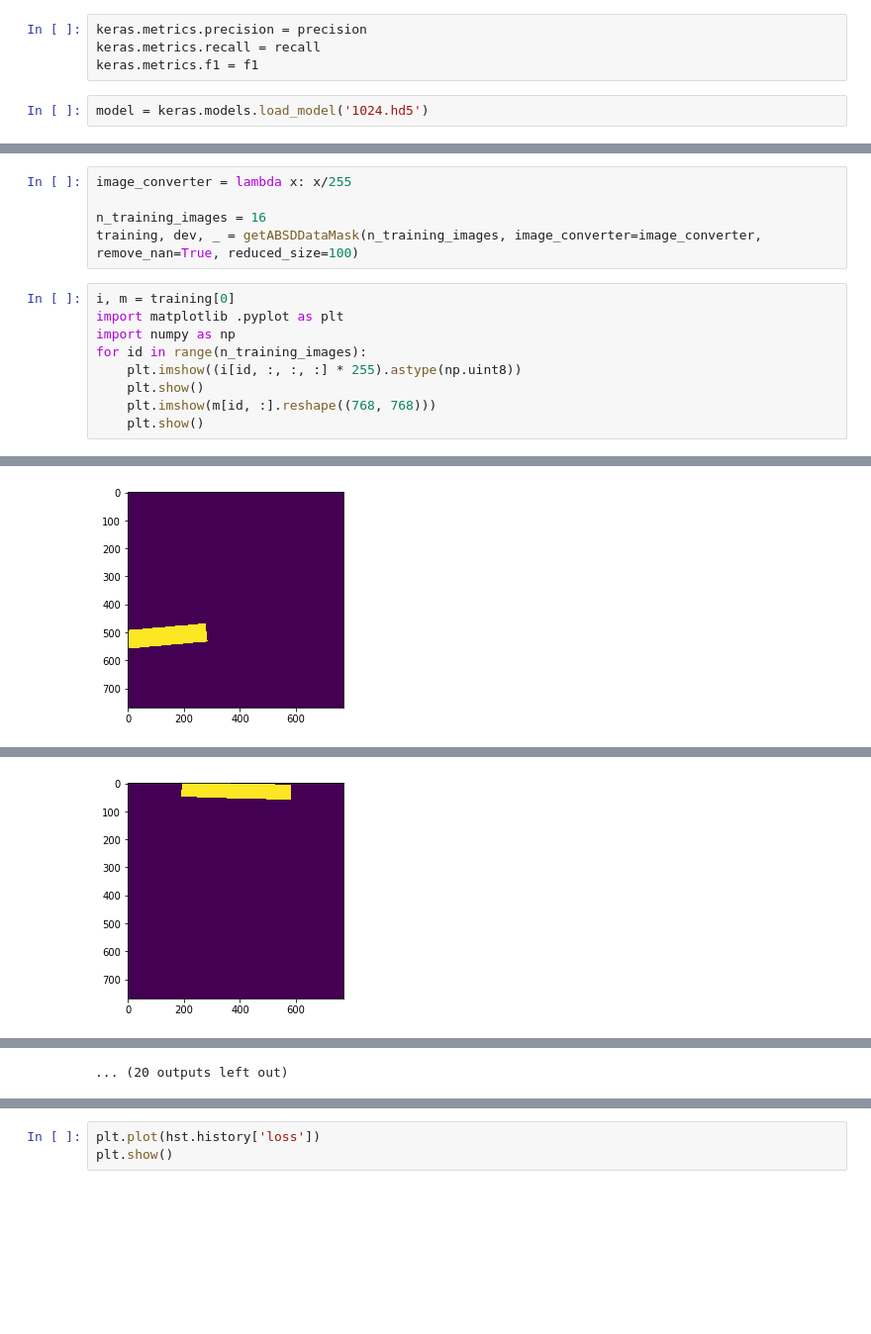
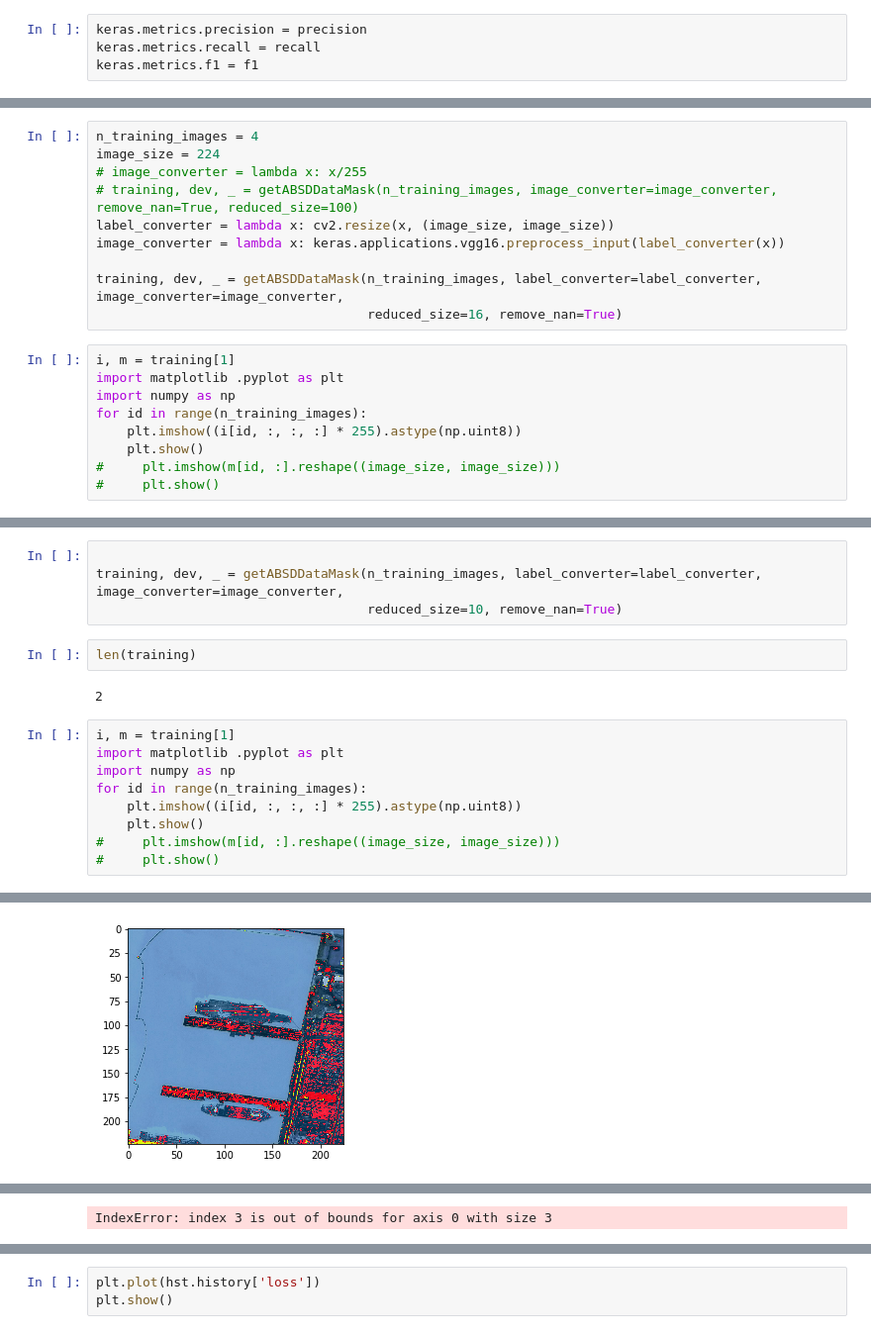
Before and after one commit to Deep-Learning-GAZ/Airbus-Ship-Detection-Challenge, a Jupyter notebook: single_image.ipynb, the cells around one changed output, grey strips where cells are left out. Shown at 99% size. Cells and saved outputs as stored; diff of their text form; blank space fills up the shorter version.

Commit message:
reduced size is consistent

```diff
--- a/single_image.ipynb
+++ b/single_image.ipynb
@@ -9,5 +12,3 @@ from Utilities.Metrics import precision, recall, f1
 keras.metrics.precision = precision
 keras.metrics.recall = recall
 keras.metrics.f1 = f1
-# %%
-model = keras.models.load_model('1024.hd5')
@@ -13,0 +19,19 @@ model = keras.models.load_model('1024.hd5')
+# %%
+n_training_images = 4
+image_size = 224
+# image_converter = lambda x: x/255
+# training, dev, _ = getABSDDataMask(n_training_images, image_converter=image_converter, remove_nan=True, reduced_size=100)
+label_converter = lambda x: cv2.resize(x, (image_size, image_size))
+image_converter = lambda x: keras.applications.vgg16.preprocess_input(label_converter(x))
+
+training, dev, _ = getABSDDataMask(n_training_images, label_converter=label_converter, image_converter=image_converter,
+                                   reduced_size=16, remove_nan=True)
+# %%
+i, m = training[1]
+import matplotlib .pyplot as plt
+import numpy as np
+for id in range(n_training_images):
+    plt.imshow((i[id, :, :, :] * 255).astype(np.uint8))
+    plt.show()
+#     plt.imshow(m[id, :].reshape((image_size, image_size)))
+#     plt.show()
@@ -14,15 +43,18 @@ model = keras.models.load_model('1024.hd5')
 # %%
-image_converter = lambda x: x/255
 
-n_training_images = 16
-training, dev, _ = getABSDDataMask(n_training_images, image_converter=image_converter, remove_nan=True, reduced_size=100)
+training, dev, _ = getABSDDataMask(n_training_images, label_converter=label_converter, image_converter=image_converter,
+                                   reduced_size=10, remove_nan=True)
+# %%
+len(training)
+# %% [output]
+2
 # %%
-i, m = training[0]
+i, m = training[1]
 import matplotlib .pyplot as plt
 import numpy as np
 for id in range(n_training_images):
     plt.imshow((i[id, :, :, :] * 255).astype(np.uint8))
     plt.show()
-    plt.imshow(m[id, :].reshape((768, 768)))
-    plt.show()
+#     plt.imshow(m[id, :].reshape((image_size, image_size)))
+#     plt.show()
 # %% [output]
@@ -30 +62 @@ for id in range(n_training_images):
-[figure, old version]
+[figure, new version]
@@ -32 +63,0 @@ for id in range(n_training_images):
-[figure, removed]
@@ -41,2 +64,2 @@ for id in range(n_training_images):
-... (20 outputs left out)
+IndexError: index 3 is out of bounds for axis 0 with size 3
 # %%
```
Also changed, not shown: parts of 14 cells of this notebook, 1 other file.
